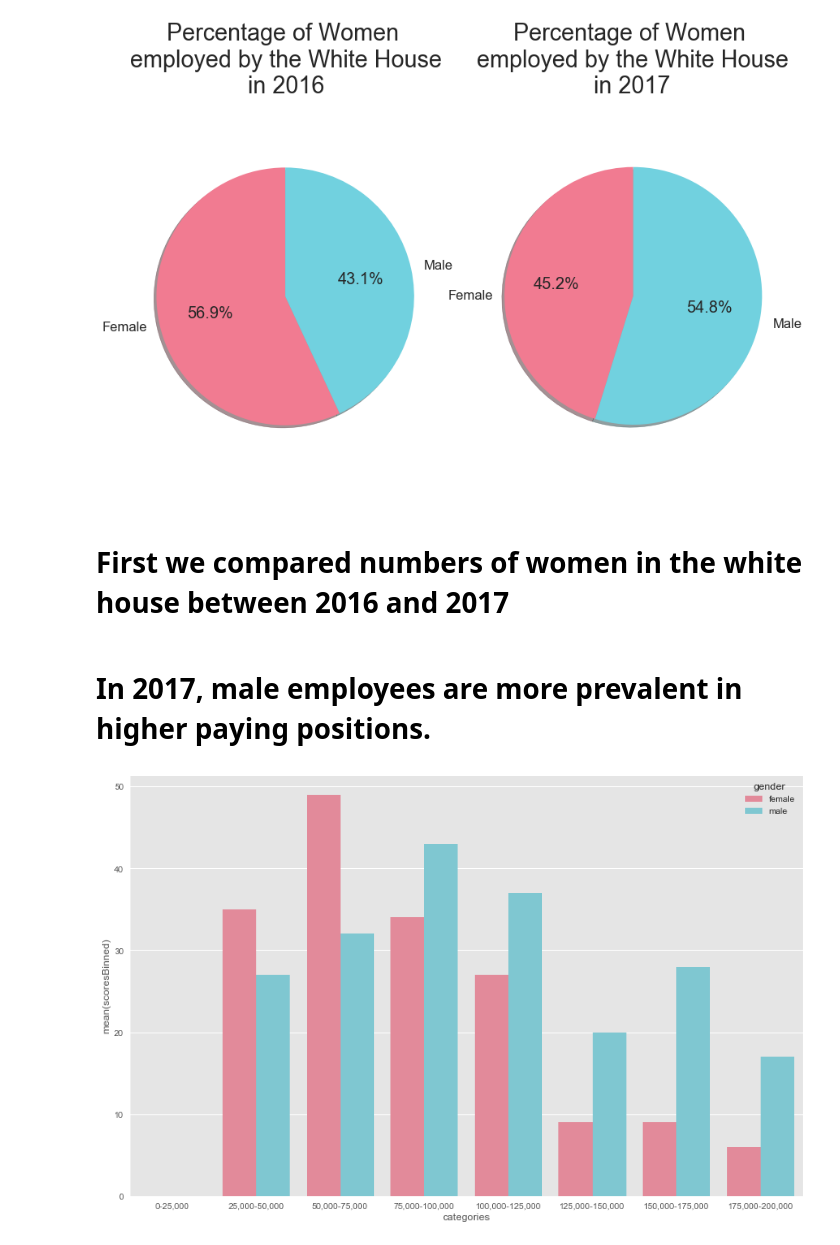
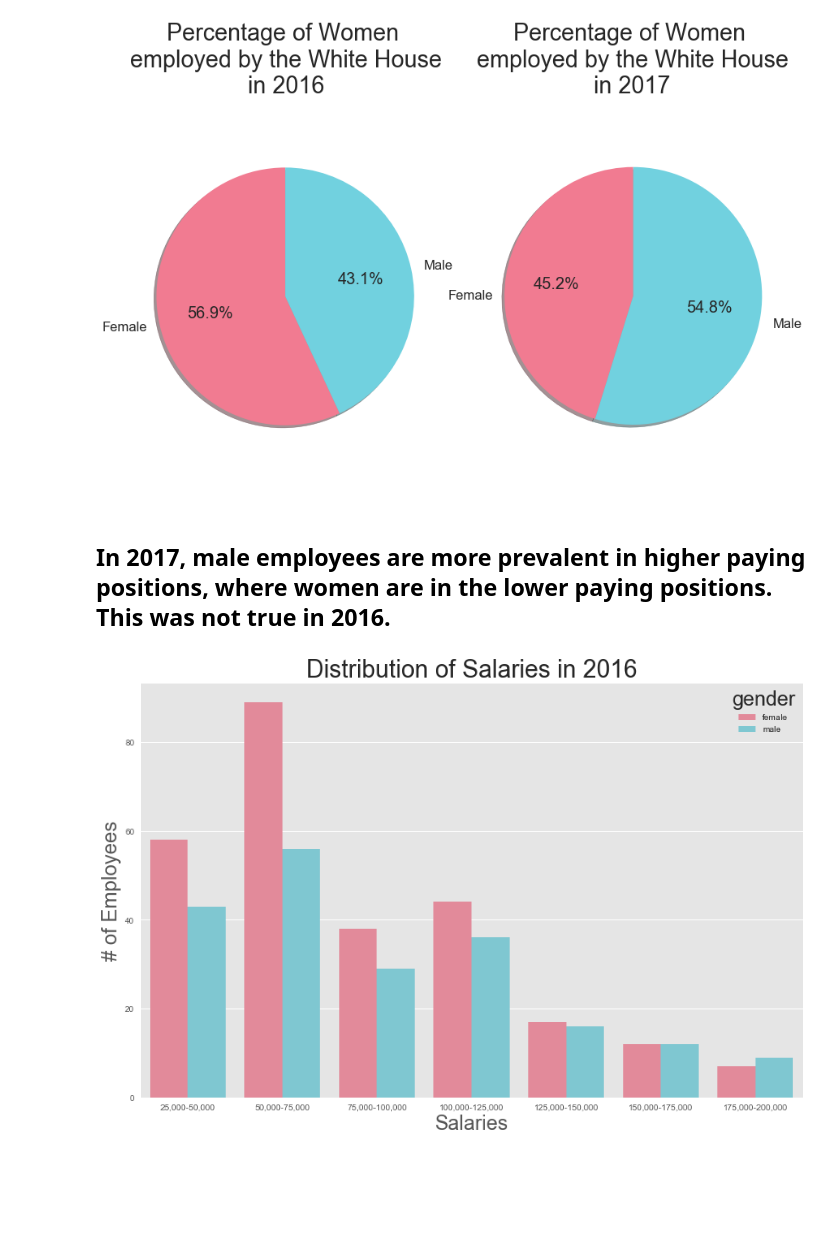
Before and after one commit to sam-dixon/gov_salaries_gap, a Jupyter notebook: WhiteHouse Salaries.ipynb, the cells around one changed output. Cells and saved outputs as stored; diff of their text form; code cells hidden in the pictures; blank space fills up the shorter version.

Commit message:
updated white house files

```diff
--- a/WhiteHouse Salaries.ipynb
+++ b/WhiteHouse Salaries.ipynb
@@ -48,20 +50,19 @@ for t in texts:
 plt.axis('equal');
 # %% [output]
 [figure]
-# %% [markdown]
-# First we compared numbers of women in the white house between 2016 and 2017
 # %% [markdown]
-# In 2017, male employees are more prevalent in higher paying positions.
+## In 2017, male employees are more prevalent in higher paying positions, where women are in the lower paying positions. This was not true in 2016.
 # %%
-bins = [0, 25000, 50000, 75000, 100000, 125000, 150000, 175000, 200000]
-group_names = ['0-25,000', '25,000-50,000', '50,000-75,000', '75,000-100,000', '100,000-125,000', '125,000-150,000', '150,000-175,000', '175,000-200,000']
+bins = [25000, 50000, 75000, 100000, 125000, 150000, 175000, 200000]
+group_names = ['25,000-50,000', '50,000-75,000', '75,000-100,000', '100,000-125,000', '125,000-150,000', '150,000-175,000', '175,000-200,000']
 
 categories = pd.cut(df['Salary'], bins, labels=group_names)
 df['categories'] = pd.cut(df['Salary'], bins, labels=group_names)
 df['scoresBinned'] = pd.cut(df['Salary'], bins)
 
 df_grouped = df.groupby(['categories', 'gender', 'year'], as_index=False).count()
 
-sns.barplot(x='categories', y='scoresBinned', data=df_grouped[df_grouped['year'] == 2017], hue='gender', palette={'female' : '#F17B91', 'male' : '#71D1DF'});
+ax = sns.barplot(x='categories', y='scoresBinned', data=df_grouped[df_grouped['year'] == 2016], hue='gender', palette={'female' : '#F17B91', 'male' : '#71D1DF'});
+ax.set(xlabel='Salaries', ylabel='# of Employees', title = 'Distribution of Salaries in 2016');
 # %% [output]
-[figure, old version]
+[figure, new version]
```
Also changed, not shown: parts of 4 cells of this notebook, 1 other file.
